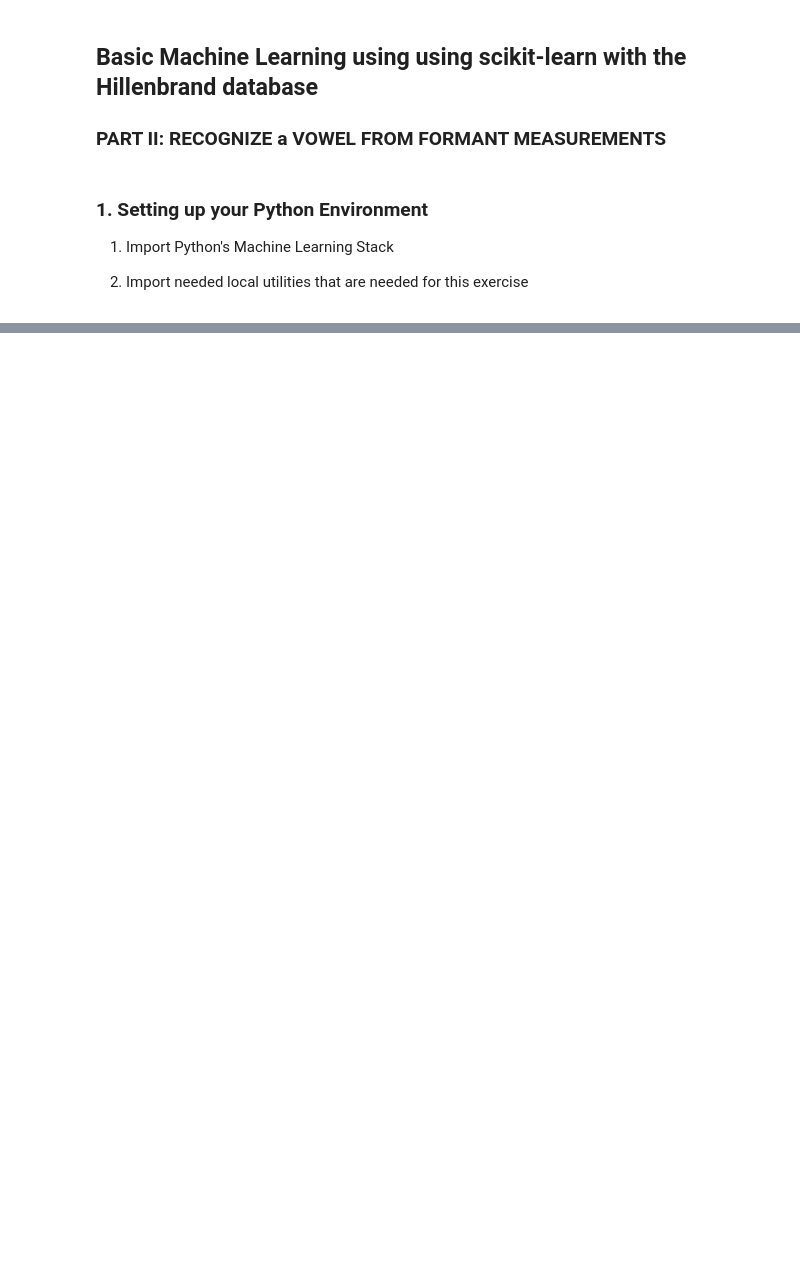
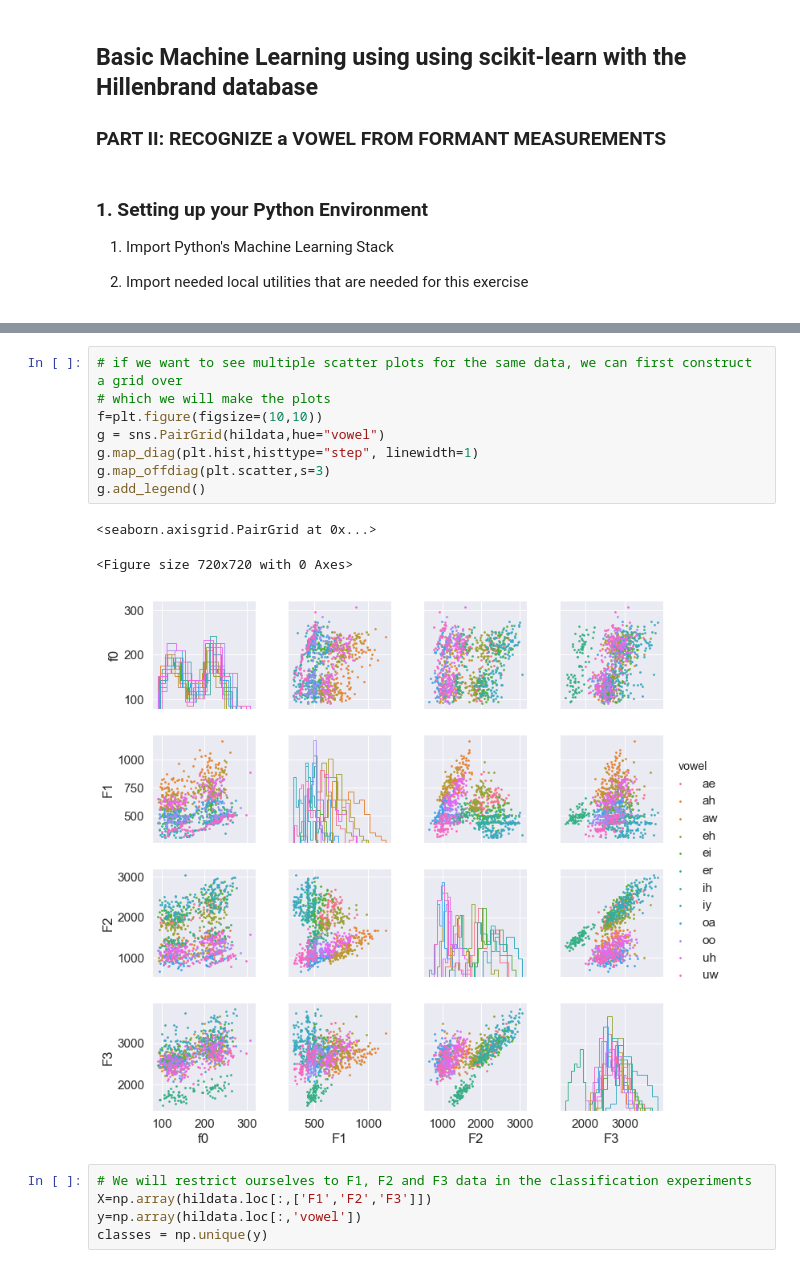
Before and after one commit to compi1234/spchlab, a Jupyter notebook: session3/hillenbrand-2.ipynb, the cells around one changed output, grey strips where cells are left out. Saved outputs shown, nothing was run; the diff lists cells and outputs as text; blank space fills up the shorter version.

```diff
--- a/session3/hillenbrand-2.ipynb
+++ b/session3/hillenbrand-2.ipynb
@@ -221,3 +85,20 @@ plt.show()
+# %%
+# if we want to see multiple scatter plots for the same data, we can first construct a grid over
+# which we will make the plots
+f=plt.figure(figsize=(10,10))
+g = sns.PairGrid(hildata,hue="vowel")
+g.map_diag(plt.hist,histtype="step", linewidth=1)
+g.map_offdiag(plt.scatter,s=3)
+g.add_legend()
+# %% [output]
+<seaborn.axisgrid.PairGrid at 0x...>
+<Figure size 720x720 with 0 Axes>
+[figure, added]
+# %%
+# We will restrict ourselves to F1, F2 and F3 data in the classification experiments
+X=np.array(hildata.loc[:,['F1','F2','F3']])
+y=np.array(hildata.loc[:,'vowel'])
+classes = np.unique(y)
 # %% [markdown]
 ### 4. Classification using a Bayesian classifier and Gaussian models
 
```
Also changed, not shown: parts of 17 cells of this notebook, 1 other file.
